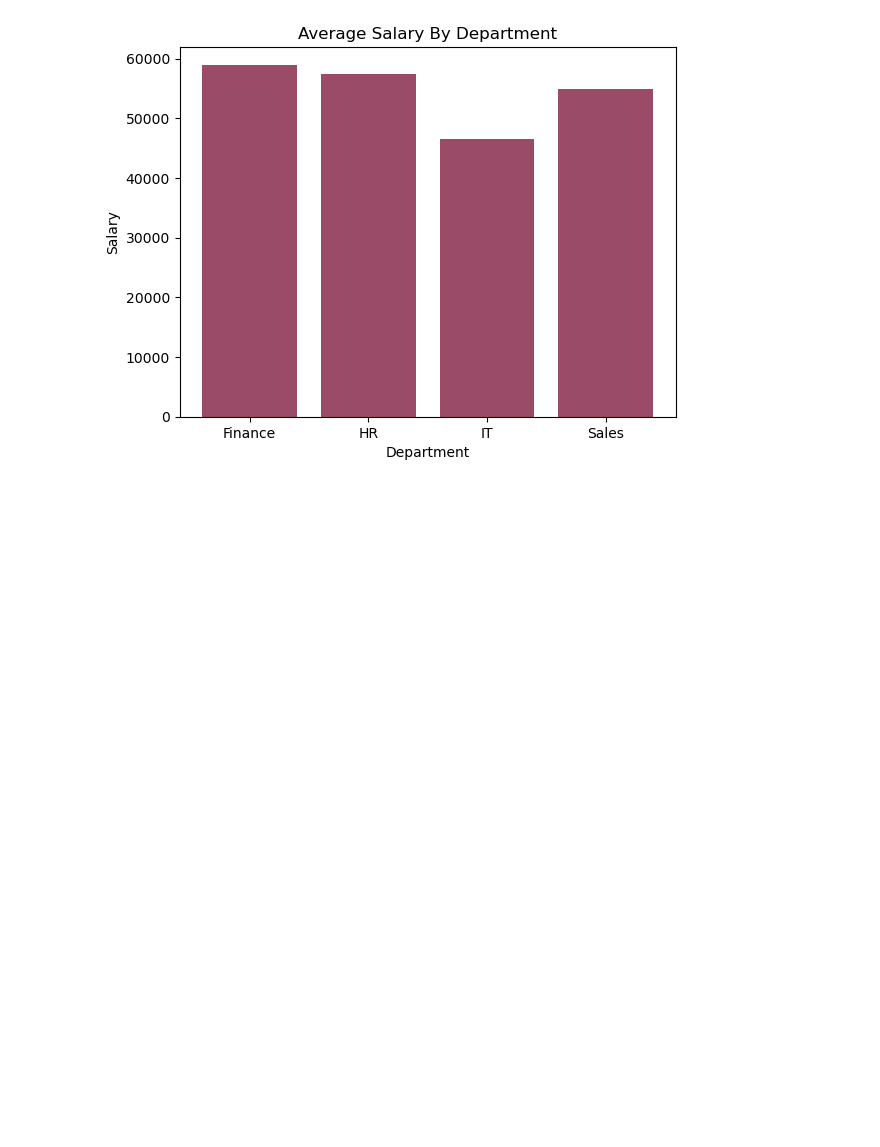
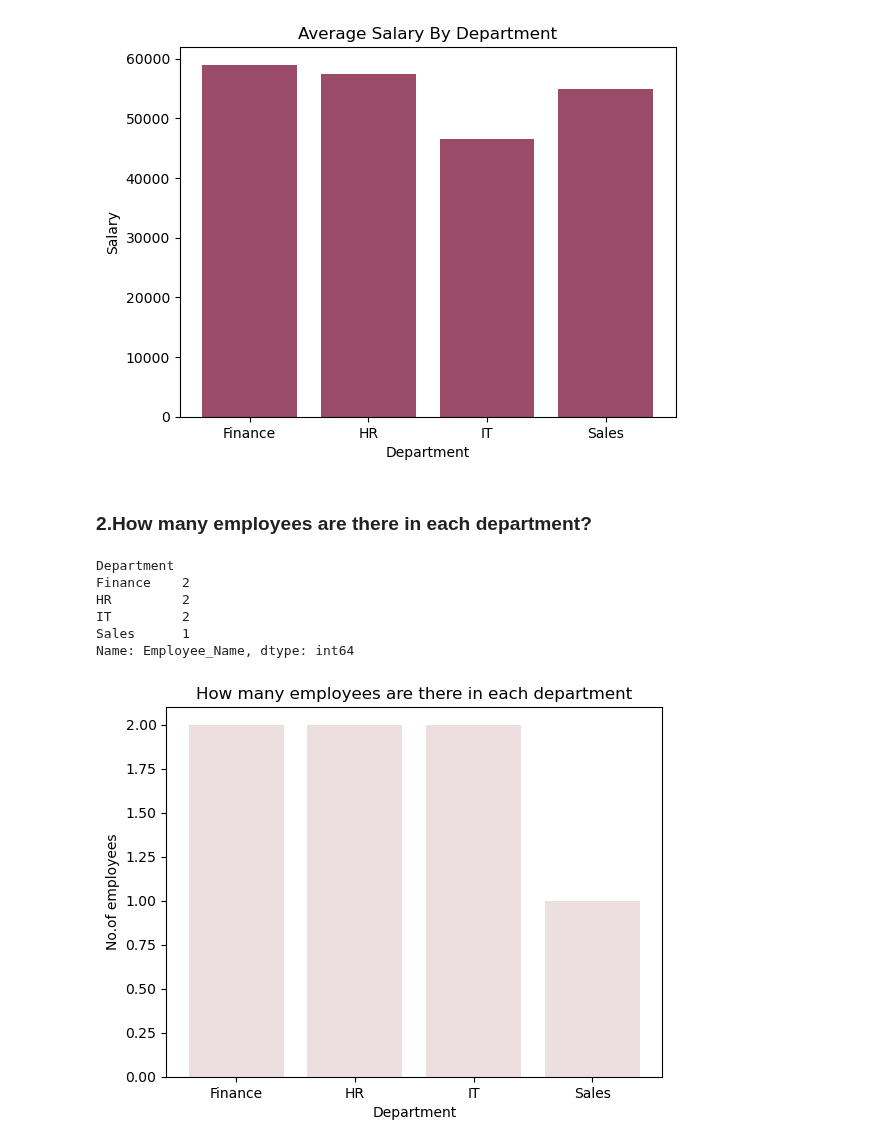
Before and after one commit to sayali-devkar/data_analysis_learning, a Jupyter notebook: pandas/practice/Cleaning_messy_Dates.ipynb, the cells around one changed output. Saved outputs shown, nothing was run; the diff lists cells and outputs as text; code cells hidden in the pictures; blank space fills up the shorter version.

Commit message:
Add employee count visualization by department

```diff
--- a/pandas/practice/Cleaning_messy_Dates.ipynb
+++ b/pandas/practice/Cleaning_messy_Dates.ipynb
@@ -111,3 +111,23 @@ plt.title("Average Salary By Department")
 plt.show()
 # %% [output]
 [figure]
+# %% [markdown]
+### **2.How many employees are there in each department?**
+# %%
+employee_count = df.groupby("Department")["Employee_Name"].count()
+employee_count
+# %% [output]
+Department
+Finance    2
+HR         2
+IT         2
+Sales      1
+Name: Employee_Name, dtype: int64
+# %%
+plt.bar(employee_count.index , employee_count.values ,color = "#EDDFDF")
+plt.xlabel("Department")
+plt.ylabel("No.of employees")
+plt.title("How many employees are there in each department")
+plt.show()
+# %% [output]
+[figure, added]
```
Also changed, not shown: parts of 1 cell of this notebook.
